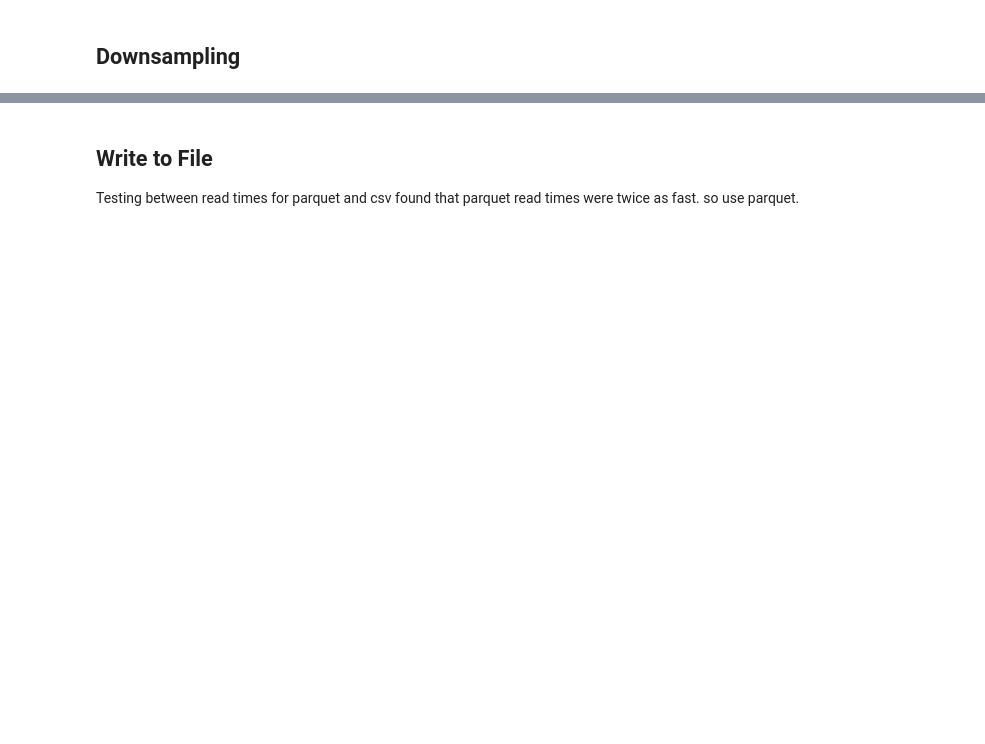
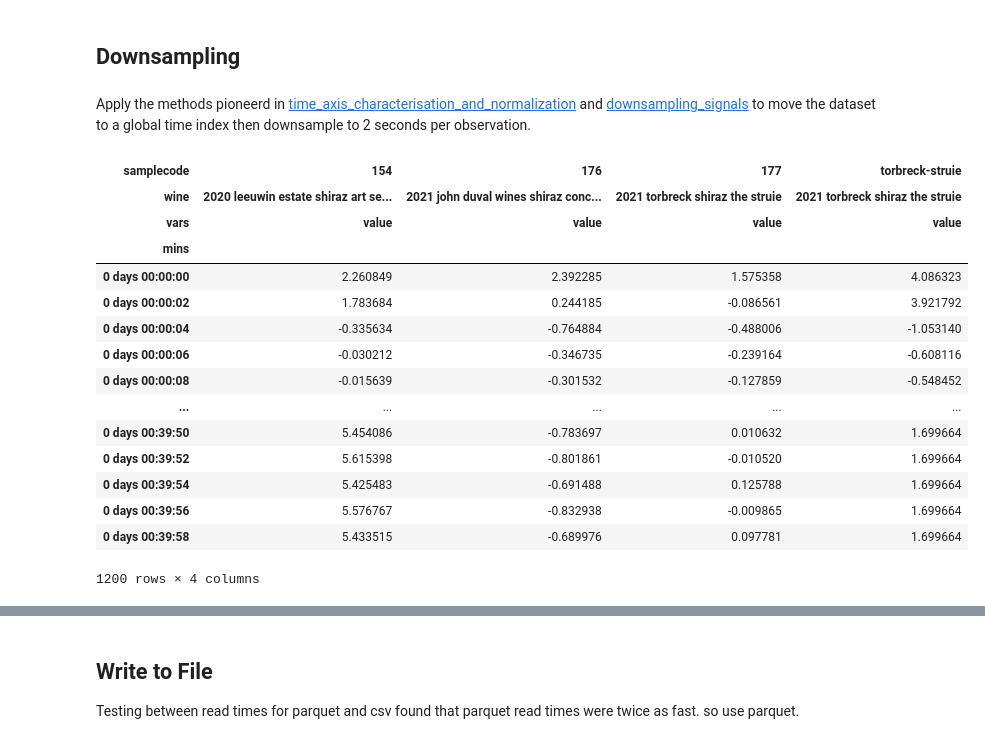
Before and after one commit to jonathanstathakis/wine_analysis_hplc_uv, a Jupyter notebook: notebooks/creating_downsampled_testset.ipynb, the cells around one changed output, grey strips where cells are left out. Drawn from its saved outputs; the diff is of its cells as text; code cells hidden in the pictures; blank space fills up the shorter version.

```diff
--- a/notebooks/creating_downsampled_testset.ipynb
+++ b/notebooks/creating_downsampled_testset.ipynb
@@ -78,0 +37,27 @@ fig, ax = plt.subplots(1)
+# %% [markdown]
+Apply the methods pioneerd in [time_axis_characterisation_and_normalization](notebooks/time_axis_characterisation_and_normalization.ipynb) and [downsampling_signals](notebooks/downsampling_signals.ipynb) to move the dataset to a global time index then downsample to 2 seconds per observation.
+# %%
+df = \
+(
+    df.pipe(sigpro.standardize_time)
+    .resample("2S")
+    .interpolate()
+)
+df
+# %% [output]
+| samplecode | 154 | 176 | 177 | torbreck-struie |
+| wine | 2020 leeuwin estate shiraz art se... | 2021 john duval wines shiraz conc... | 2021 torbreck shiraz the struie | 2021 torbreck shiraz the struie |
+| vars | value | value | value | value |
+| mins |  |  |  |  |
+| 0 days 00:00:00 | 2.260849 | 2.392285 | 1.575358 | 4.086323 |
+| 0 days 00:00:02 | 1.783684 | 0.244185 | -0.086561 | 3.921792 |
+| 0 days 00:00:04 | -0.335634 | -0.764884 | -0.488006 | -1.053140 |
+| 0 days 00:00:06 | -0.030212 | -0.346735 | -0.239164 | -0.608116 |
+| 0 days 00:00:08 | -0.015639 | -0.301532 | -0.127859 | -0.548452 |
+| ... | ... | ... | ... | ... |
+| 0 days 00:39:50 | 5.454086 | -0.783697 | 0.010632 | 1.699664 |
+| 0 days 00:39:52 | 5.615398 | -0.801861 | -0.010520 | 1.699664 |
+| 0 days 00:39:54 | 5.425483 | -0.691488 | 0.125788 | 1.699664 |
+| 0 days 00:39:56 | 5.576767 | -0.832938 | -0.009865 | 1.699664 |
+| 0 days 00:39:58 | 5.433515 | -0.689976 | 0.097781 | 1.699664 |
+1200 rows × 4 columns
```
Also changed, not shown: parts of 16 cells of this notebook, 1 other file.
